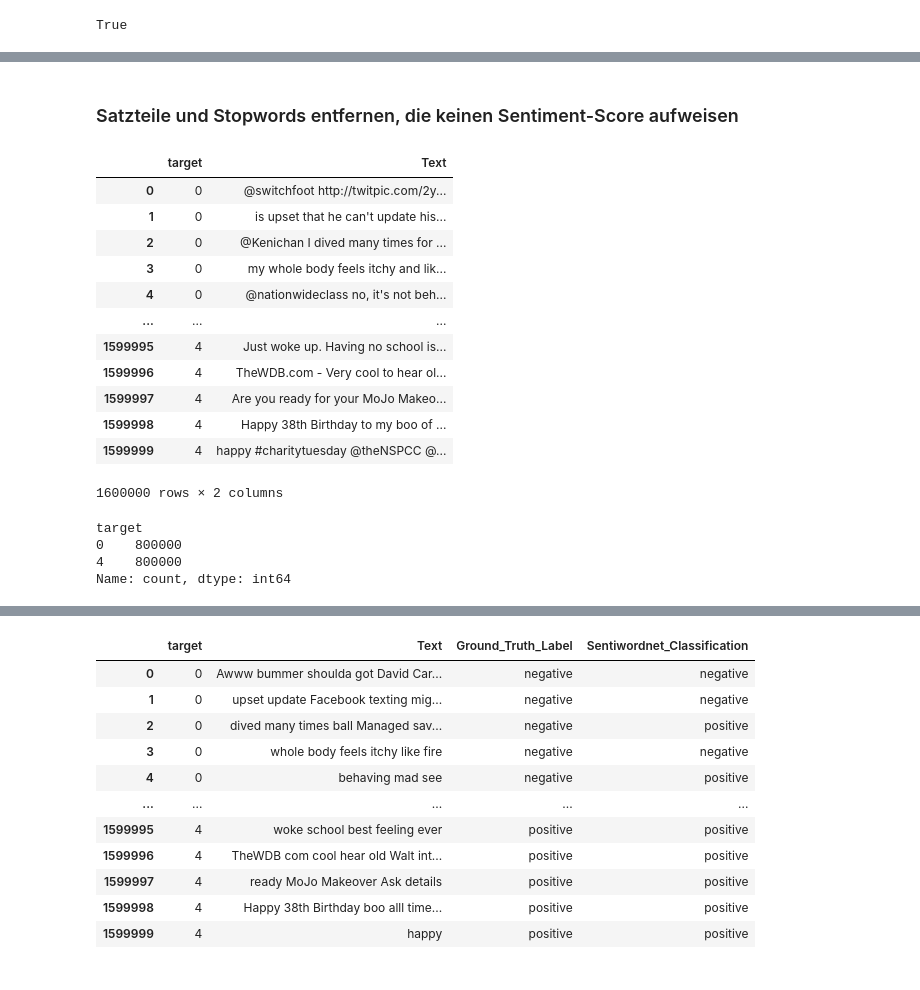
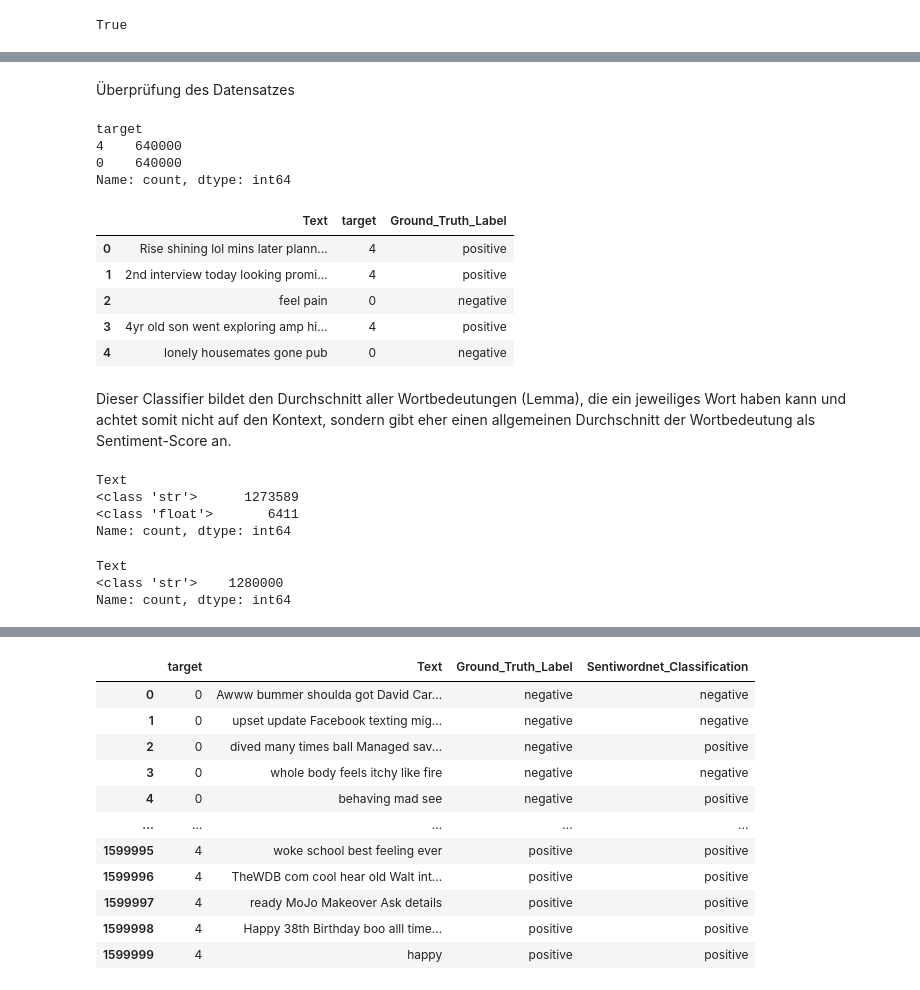
Before and after one commit to Lukas-wsc/Data-Exploration, a Jupyter notebook: Training/Rule-Based Approach/sentiwordnet_without_stopwords.ipynb, the cells around one changed output, grey strips where cells are left out. Saved outputs shown, nothing was run; the diff lists cells and outputs as text; code cells hidden in the pictures.

```diff
--- a/Training/Rule-Based Approach/sentiwordnet_without_stopwords.ipynb
+++ b/Training/Rule-Based Approach/sentiwordnet_without_stopwords.ipynb
@@ -38,27 +42,30 @@ pd.set_option('display.max_colwidth', None)
 # %%
-df_sentiwordnet_without_stopwords = pd.read_csv('../../Data-Preperation/traindata_without_stopwords_preprocessed.csv')
+df_sentiwordnet_without_stopwords = pd.read_csv('../../Data-Preparation/traindata_without_stopwords_preprocessed.csv')
-# %% [markdown]
-### Satzteile und Stopwords entfernen, die keinen Sentiment-Score aufweisen
-# %%
-df_sentiwordnet_without_stopwords
-# %% [output]
-|  | target | Text |
-| 0 | 0 | @switchfoot http://twitpic.com/2y... |
-| 1 | 0 | is upset that he can't update his... |
-| 2 | 0 | @Kenichan I dived many times for ... |
-| 3 | 0 | my whole body feels itchy and lik... |
-| 4 | 0 | @nationwideclass no, it's not beh... |
-| ... | ... | ... |
-| 1599995 | 4 | Just woke up. Having no school is... |
-| 1599996 | 4 | TheWDB.com - Very cool to hear ol... |
-| 1599997 | 4 | Are you ready for your MoJo Makeo... |
-| 1599998 | 4 | Happy 38th Birthday to my boo of ... |
-| 1599999 | 4 | happy #charitytuesday @theNSPCC @... |
-1600000 rows × 2 columns
+# %% [markdown]
+Überprüfung des Datensatzes
 # %%
 df_sentiwordnet_without_stopwords['target'].value_counts()
 # %% [output]
 target
-0    800000
-4    800000
+4    640000
+0    640000
 Name: count, dtype: int64
+# %%
+df_sentiwordnet_without_stopwords.head()
+# %% [output]
+|  | Text | target | Ground_Truth_Label |
+| 0 | Rise shining lol mins later plann... | 4 | positive |
+| 1 | 2nd interview today looking promi... | 4 | positive |
+| 2 | feel pain | 0 | negative |
+| 3 | 4yr old son went exploring amp hi... | 4 | positive |
+| 4 | lonely housemates gone pub | 0 | negative |
+# %% [markdown]
+Dieser Classifier bildet den Durchschnitt aller Wortbedeutungen (Lemma), die ein jeweiliges Wort haben kann und achtet somit nicht auf den Kontext, sondern gibt eher einen allgemeinen Durchschnitt der Wortbedeutung als Sentiment-Score an.
+# %%
+# Check the types of the entries in the 'Text' column
+df_sentiwordnet_without_stopwords['Text'].apply(type).value_counts()
+# %% [output]
+Text
+<class 'str'>      1273589
+<class 'float'>       6411
+Name: count, dtype: int64
@@ -65,3 +74,9 @@ Name: count, dtype: int64
+# %%
+df_sentiwordnet_without_stopwords['Text'].apply(type).value_counts()
+# %% [output]
+Text
+<class 'str'>    1280000
+Name: count, dtype: int64
 # %%
 def naiveSentiment(review):
     reviewPolarity = 0.0
```
Also changed, not shown: parts of 6 cells of this notebook, 5 other files.
